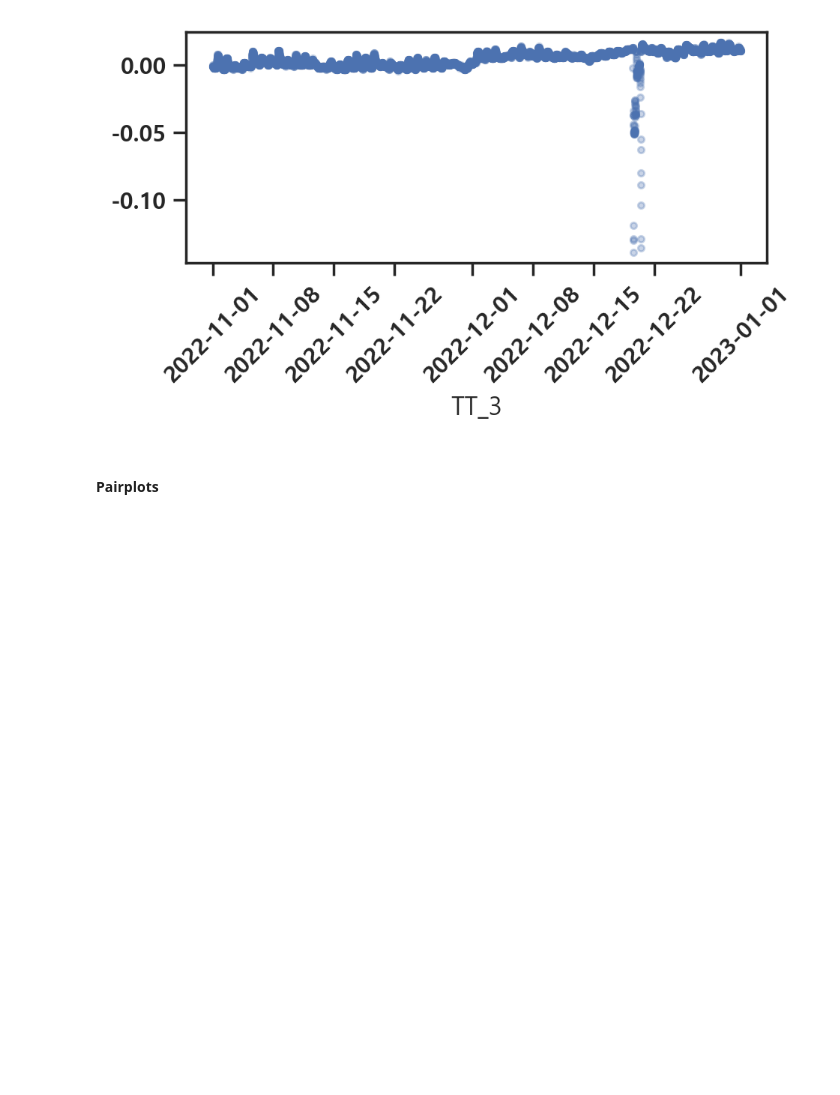
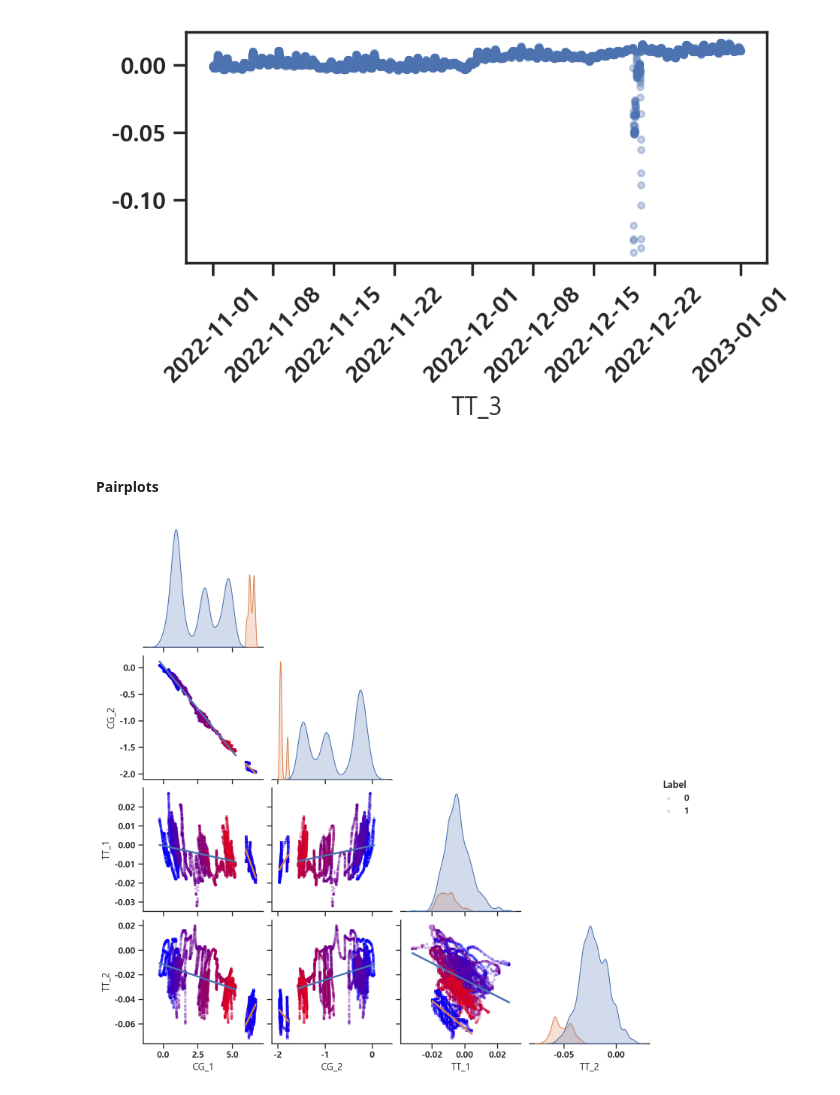
Before and after one commit to seungsab/Robust_Outlier_detection, a Jupyter notebook: 20230712_인천항_데이터_항만인프라/Step1_Expoloratory_Data_Analysis_Incheon_porTinfra.ipynb, the cells around one changed output. Saved outputs shown, nothing was run; the diff lists cells and outputs as text; code cells hidden in the pictures; blank space fills up the shorter version.

```diff
--- a/20230712_인천항_데이터_항만인프라/Step1_Expoloratory_Data_Analysis_Incheon_porTinfra.ipynb
+++ b/20230712_인천항_데이터_항만인프라/Step1_Expoloratory_Data_Analysis_Incheon_porTinfra.ipynb
@@ -149,0 +144,17 @@ df.columns
+# %%
+col_interest = ['Label', 'CG_1', 'CG_2', 'TT_1', 'TT_2']
+
+X = df[col_interest].iloc[0:10001,:]
+
+from matplotlib.colors import LinearSegmentedColormap
+cmap = LinearSegmentedColormap.from_list('blue-yellow', ['blue', 'red'])
+
+g = sns.pairplot(X, hue="Label", kind='reg', plot_kws={'scatter_kws': {'s':12, 'alpha': 0.3, 'edgecolor':"none"}}, corner=True, markers=["o","s"])
+for ax in g.axes.flat:
+    if ax is not None and not ax in g.diag_axes:
+        for collection in ax.collections:
+            collection.set_cmap(cmap)
+            collection.set_array(X.index.to_numpy())
+plt.show()
+# %% [output]
+[figure, added]
```
Also changed, not shown: parts of 8 cells of this notebook, 10 other files.
